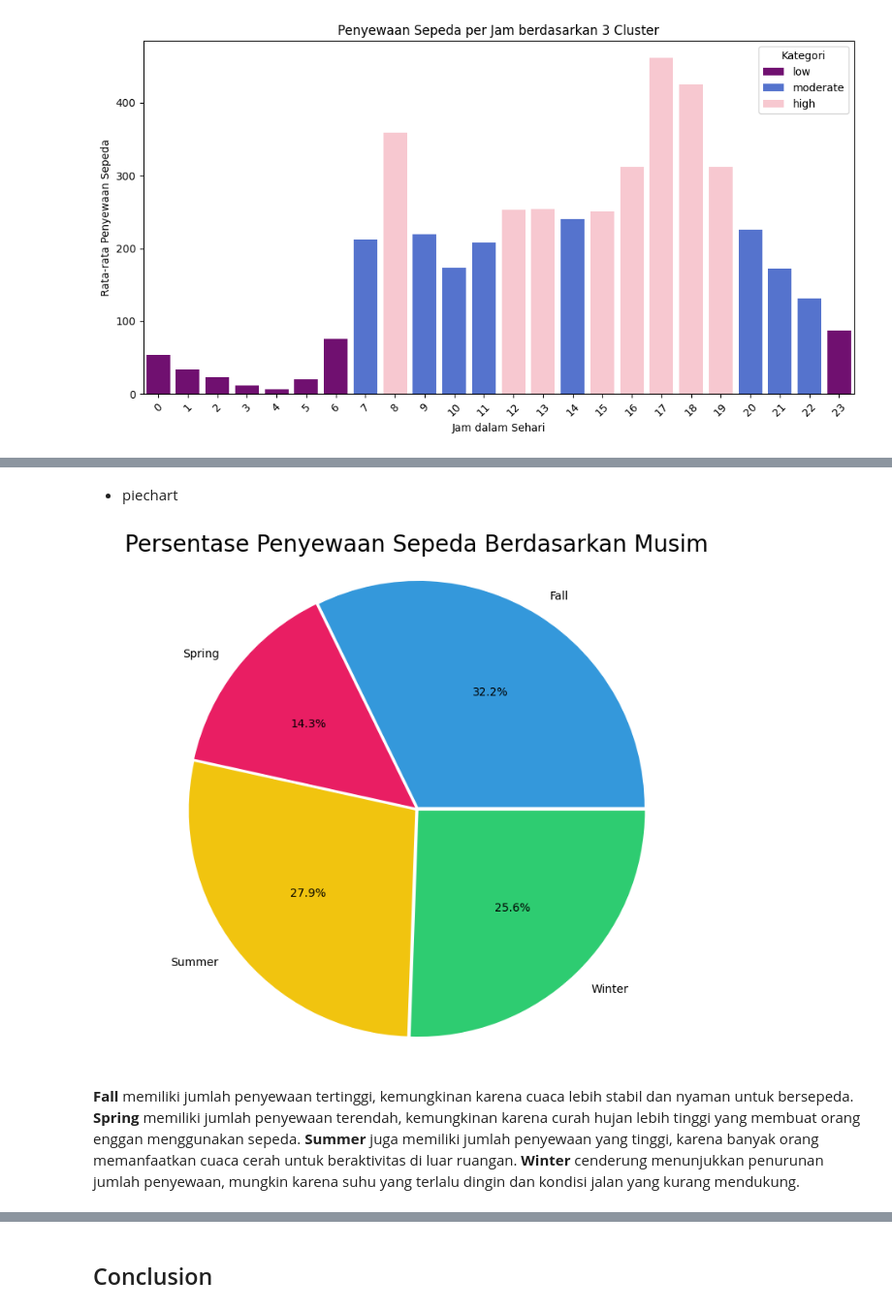
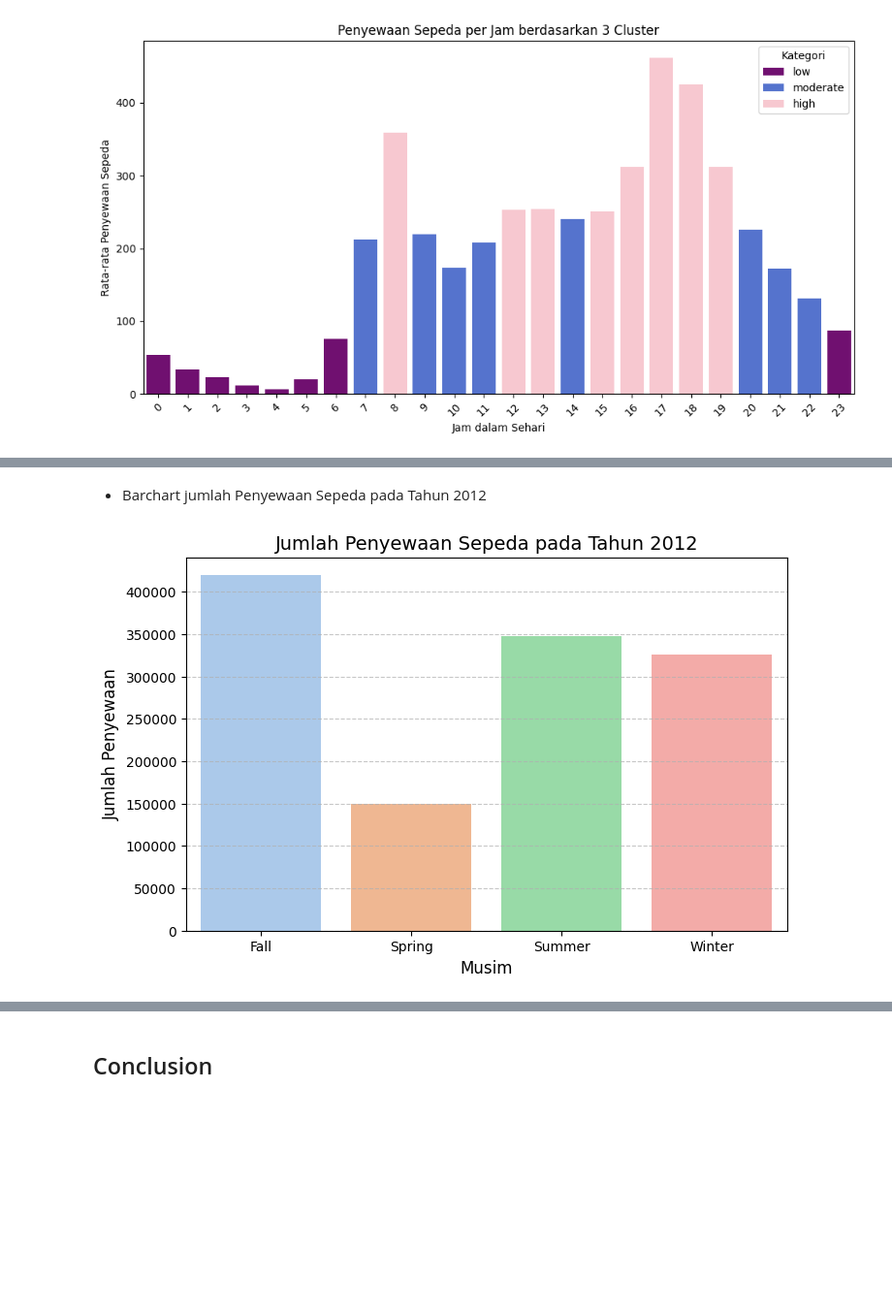
Before and after one commit to saftanafitri/bike-sharing, a Jupyter notebook: notebook.ipynb, the cells around one changed output, grey strips where cells are left out. Shown at 97% size. Saved outputs shown, nothing was run; the diff lists cells and outputs as text; code cells hidden in the pictures; blank space fills up the shorter version.

```diff
--- a/notebook.ipynb
+++ b/notebook.ipynb
@@ -494,17 +497,16 @@ plt.show()
-# %% [markdown]
-- piechart
-# %%
-season_df = hour_df.groupby(by='season')['cnt'].sum().reset_index()
-
-sns.set_palette(["#3498db", "#e91e63", "#f1c40f", "#2ecc71"])
-explode = (0.01,0.01,0.01,0.01)
-plt.figure(figsize=(10, 8))
-plt.pie(season_df['cnt'],explode=explode , labels=season_df['season'], autopct='%1.1f%%',)
-plt.title("Persentase Penyewaan Sepeda Berdasarkan Musim", loc="center", fontsize=20)
-
-plt.axis('equal')
-plt.show()
-# %% [output]
-[figure, removed]
-# %% [markdown]
-**Fall** memiliki jumlah penyewaan tertinggi, kemungkinan karena cuaca lebih stabil dan nyaman untuk bersepeda. **Spring** memiliki jumlah penyewaan terendah, kemungkinan karena curah hujan lebih tinggi yang membuat orang enggan menggunakan sepeda. **Summer** juga memiliki jumlah penyewaan yang tinggi, karena banyak orang memanfaatkan cuaca cerah untuk beraktivitas di luar ruangan. **Winter** cenderung menunjukkan penurunan jumlah penyewaan, mungkin karena suhu yang terlalu dingin dan kondisi jalan yang kurang mendukung.
+# %% [markdown]
+- Barchart jumlah Penyewaan Sepeda pada Tahun 2012
+# %%
+rent_2011 = rent_by_season[2011]
+
+plt.figure(figsize=(8, 5))
+sns.barplot(x=rent_2011.index, y=rent_2011.values, hue=rent_2011.index, palette="pastel", legend=False)
+
+plt.title("Jumlah Penyewaan Sepeda pada Tahun 2012", fontsize=14)
+plt.xlabel("Musim", fontsize=12)
+plt.ylabel("Jumlah Penyewaan", fontsize=12)
+plt.grid(axis="y", linestyle="--", alpha=0.7)
+
+plt.show()
+# %% [output]
+[figure, added]
```
Also changed, not shown: parts of 20 cells of this notebook.
